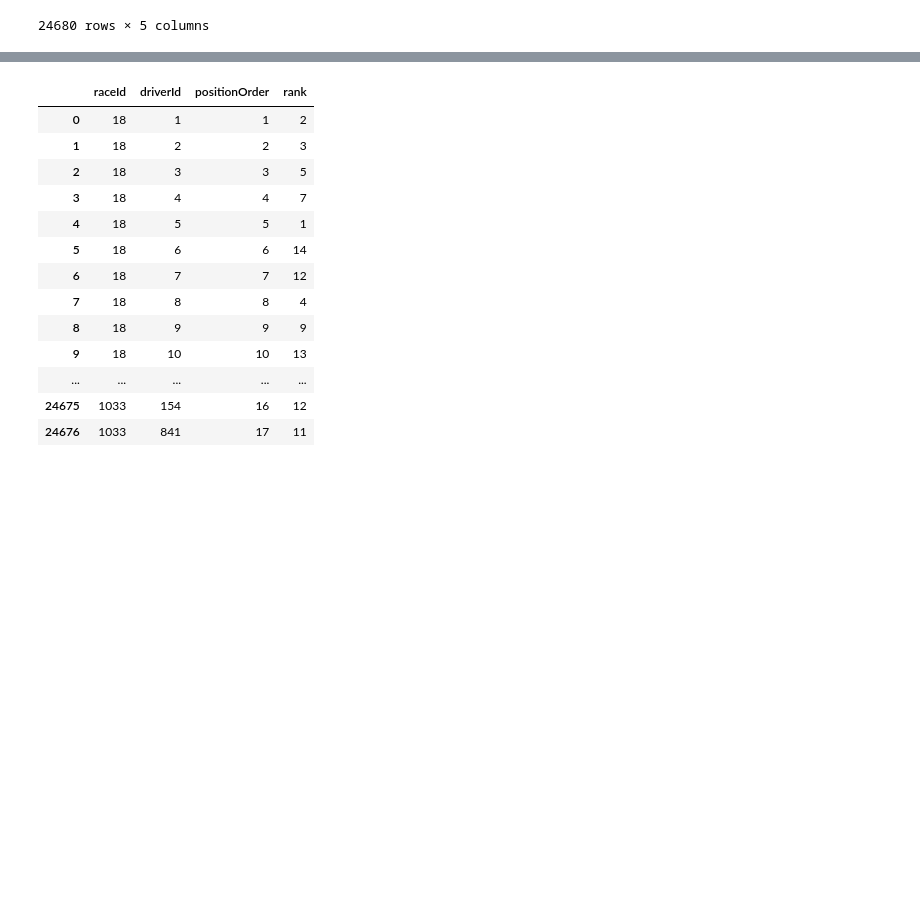
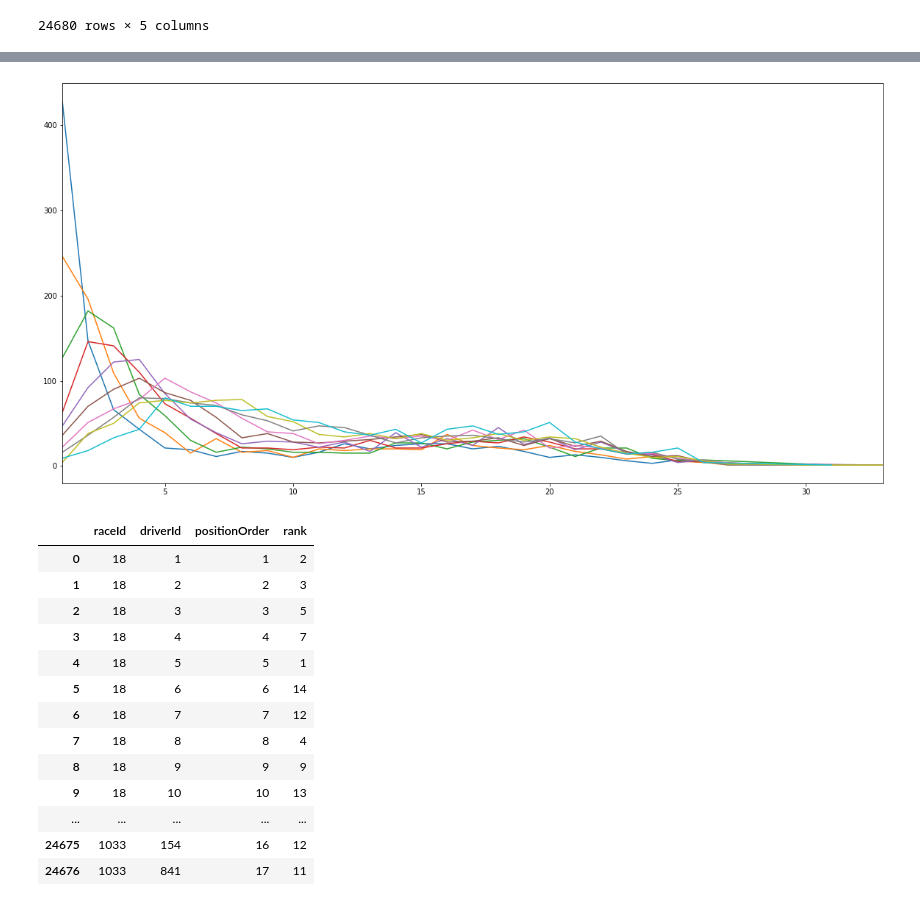
Before and after one commit to cvqnguyen/formula_1_exploration, a Jupyter notebook: exploratory_notebook.ipynb, the cells around one changed output, grey strips where cells are left out. Saved outputs shown, nothing was run; the diff lists cells and outputs as text; code cells hidden in the pictures; blank space fills up the shorter version.

```diff
--- a/exploratory_notebook.ipynb
+++ b/exploratory_notebook.ipynb
@@ -101,3 +191,34 @@ Name: positionOrder, dtype: int64
+# %%
+masking_threshold = df_not_top['grid'] == 7
+grid_7 = df_not_top[masking_threshold]
+grid_7 = grid_7['positionOrder'].value_counts().sort_index()
+# %%
+masking_threshold = df_not_top['grid'] == 8
+grid_8 = df_not_top[masking_threshold]
+grid_8 = grid_8['positionOrder'].value_counts().sort_index()
+# %%
+masking_threshold = df_not_top['grid'] == 9
+grid_9 = df_not_top[masking_threshold]
+grid_9 = grid_9['positionOrder'].value_counts().sort_index()
+# %%
+masking_threshold = df_not_top['grid'] == 10
+grid_10 = df_not_top[masking_threshold]
+grid_10 = grid_10['positionOrder'].value_counts().sort_index()
+# %%
+# fig, ax = plt.subplots()
+plt.figure(figsize=(20,10))
+finish_count.plot()
+grid_2.plot()
+grid_3.plot()
+grid_4.plot()
+grid_5.plot()
+grid_6.plot()
+grid_7.plot()
+grid_8.plot()
+grid_9.plot()
+grid_10.plot();
+# %% [output]
+[figure, added]
 # %%
 df_rank
 # %% [output]
```
Also changed, not shown: parts of 14 cells of this notebook.
